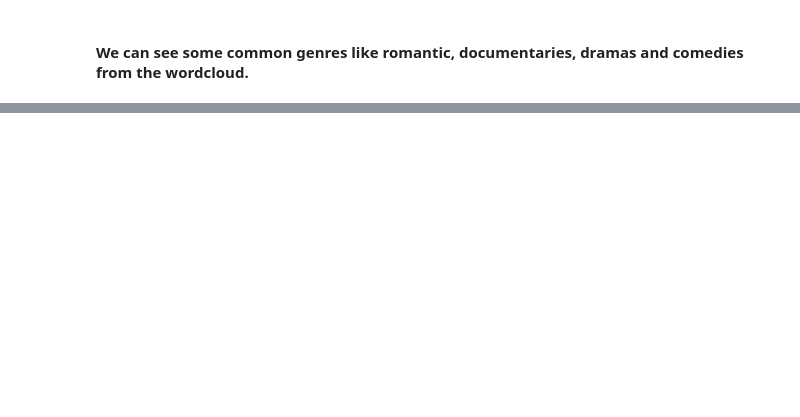
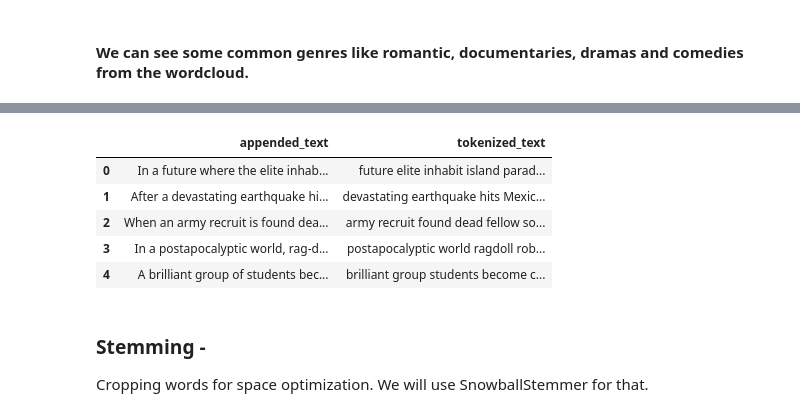
Before and after one commit to codeboy47/Netflix-movies-and-tv-shows-clustering, a Jupyter notebook: Individual_Notebook.ipynb, the cells around one changed output, grey strips where cells are left out. Cells and saved outputs as stored; diff of their text form; code cells hidden in the pictures; blank space fills up the shorter version.

```diff
--- a/Individual_Notebook.ipynb
+++ b/Individual_Notebook.ipynb
@@ -465,0 +517,19 @@ plt.show()
+# %%
+# Writing a function which removes stopwords from our data
+def remove_stopwords(text):
+    no_stop_words = [word for word in text.split() if word.lower() not in stopwords.words('english')]
+    return ' '.join(no_stop_words)
+# %%
+netflix_df['tokenized_text'] = netflix_df['tokenized_text'].apply(remove_stopwords)
+# %%
+netflix_df[['appended_text', 'tokenized_text']].head()
+# %% [output]
+|  | appended_text | tokenized_text |
+| 0 | In a future where the elite inhab... | future elite inhabit island parad... |
+| 1 | After a devastating earthquake hi... | devastating earthquake hits Mexic... |
+| 2 | When an army recruit is found dea... | army recruit found dead fellow so... |
+| 3 | In a postapocalyptic world, rag-d... | postapocalyptic world ragdoll rob... |
+| 4 | A brilliant group of students bec... | brilliant group students become c... |
+# %% [markdown]
+### Stemming -
+Cropping words for space optimization. We will use SnowballStemmer for that.
```
Also changed, not shown: parts of 28 cells of this notebook.
